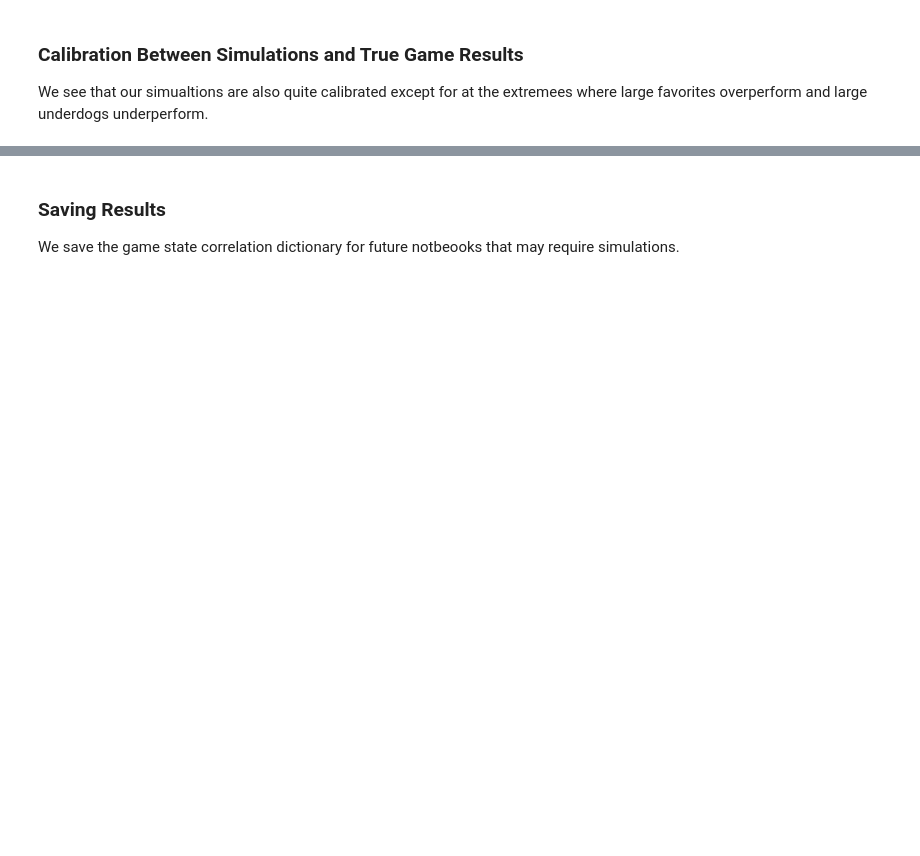
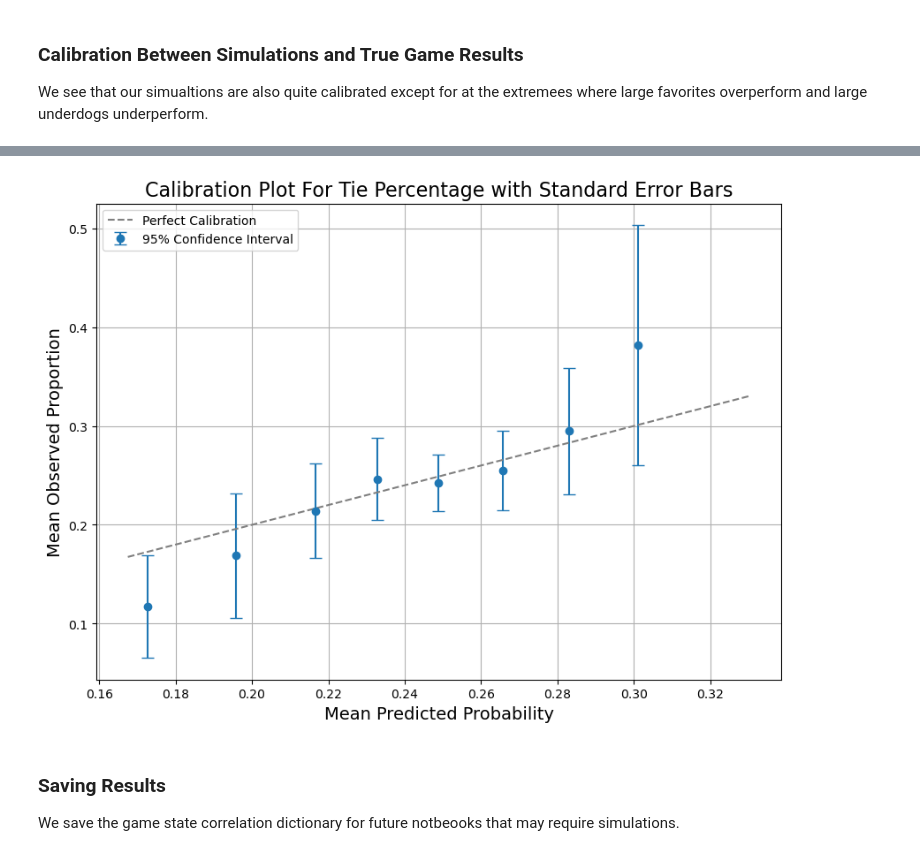
Before and after one commit to kaishumason/EPL-Simulations, a Jupyter notebook: copula.ipynb, the cells around one changed output, grey strips where cells are left out. Cells and saved outputs as stored; diff of their text form; code cells hidden in the pictures; blank space fills up the shorter version.

```diff
--- a/copula.ipynb
+++ b/copula.ipynb
@@ -609,3 +637,58 @@ plt.show()
+# %%
+# Extract the second entry from the expected and observed results
+expected_first_entry = np.array([v[2] for v in expected_results.values()])
+observed_first_entry = np.array([v[2] for v in observed_results.values()])
+
+# Define bin edges between the minimum and maximum of expected_first_entry
+bin_edges = np.linspace(expected_first_entry.min(), expected_first_entry.max(), num=10)
+
+# Digitize the expected probabilities to assign them to bins
+bins = np.digitize(expected_first_entry, bin_edges) - 1
+
+# Initialize lists to store the mean predicted and observed probabilities for each bin
+prob_true = []
+prob_pred = []
+prob_n = []
+error_bars = []
+
+# Calculate the mean predicted and observed probabilities, and standard error for each bin
+for i in range(len(bin_edges) - 1):
+    bin_mask = bins == i
+    n = np.sum(bin_mask)
+    if n > 50:  # Ensure the bin has more than 50 observations
+        p = np.mean(expected_first_entry[bin_mask])
+        prob_true.append(np.mean(observed_first_entry[bin_mask]))
+        prob_pred.append(p)
+        prob_n.append(n)
+        # Calculate the standard error
+        se = 1.96 * np.sqrt(p * (1 - p) / n)
+        error_bars.append(se)
+
+# Convert lists to numpy arrays for plotting
+prob_pred = np.array(prob_pred)
+prob_true = np.array(prob_true)
+error_bars = np.array(error_bars)
+
+# Plot the calibration plot with error bars
+plt.figure(figsize=(10, 7))
+plt.errorbar(prob_pred, prob_true, yerr=error_bars, fmt='o', label='95% Confidence Interval', capsize=5)
+
+# Plot perfect calibration line
+plt.plot([expected_first_entry.min(), expected_first_entry.max()],
+         [expected_first_entry.min(), expected_first_entry.max()],
+         linestyle='--', color='gray', label='Perfect Calibration')
+
+plt.xlabel('Mean Predicted Probability',fontsize = 14)
+plt.ylabel('Mean Observed Proportion',fontsize =14)
+plt.title('Calibration Plot For Tie Percentage with Standard Error Bars',fontsize = 16)
+plt.legend()
+plt.grid(True)
+
+#save reuslts
+plt.savefig("figures/simulation_calibration_plot.pdf")
+plt.show()
+# %% [output]
+[figure, added]
 # %% [markdown]
 ### Saving Results
 We save the game state correlation dictionary for future notbeooks that may require simulations.
```
Also changed, not shown: parts of 8 cells of this notebook, 19 other files.
